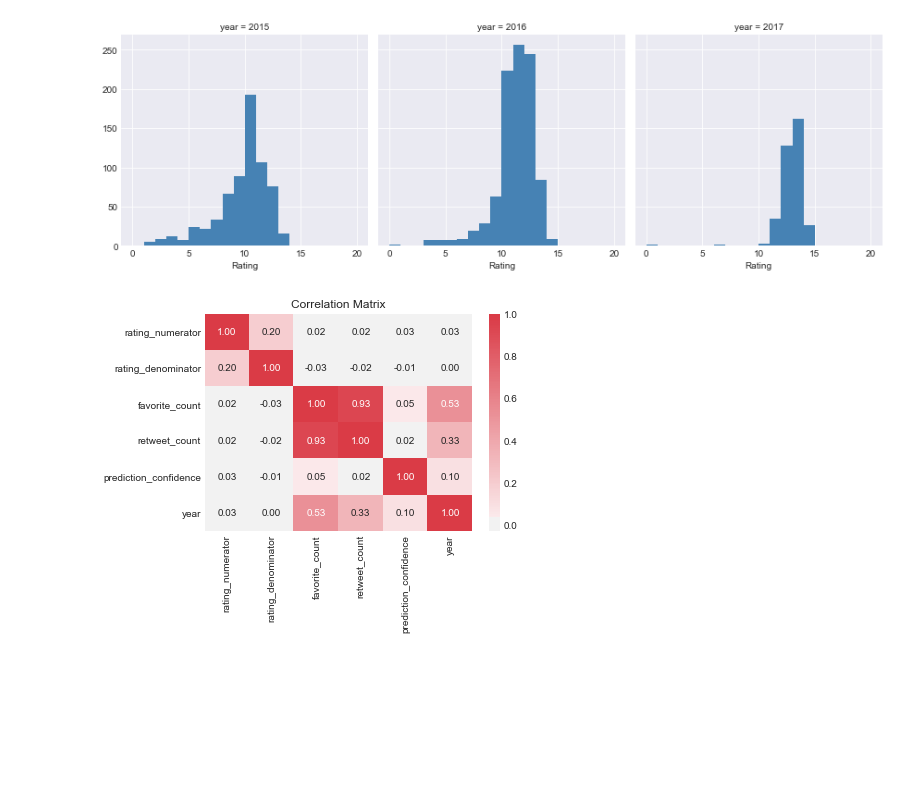
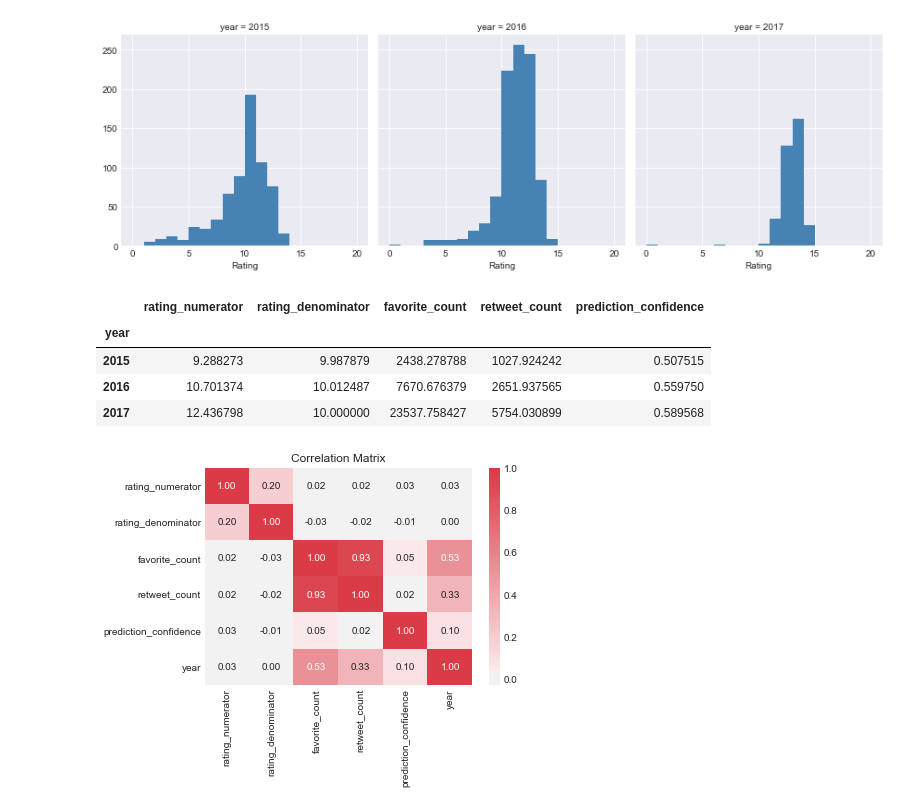
Before and after one commit to mattzajac/DAND-Project_3, a Jupyter notebook: act_report.ipynb, the cells around one changed output. Cells and saved outputs as stored; diff of their text form; code cells hidden in the pictures; blank space fills up the shorter version.

Commit message:
Ratings writeup

```diff
--- a/act_report.ipynb
+++ b/act_report.ipynb
@@ -169,6 +182,14 @@ bins = np.arange(0, 20+1, 1)
 g.map(plt.hist, "rating_numerator", color="steelblue", bins=bins).set_axis_labels("Rating");
 # %% [output]
 [figure]
+# %%
+data.groupby(['year']).mean()
+# %% [output]
+|  | rating_numerator | rating_denominator | favorite_count | retweet_count | prediction_confidence |
+| year |  |  |  |  |  |
+| 2015 | 9.288273 | 9.987879 | 2438.278788 | 1027.924242 | 0.507515 |
+| 2016 | 10.701374 | 10.012487 | 7670.676379 | 2651.937565 | 0.559750 |
+| 2017 | 12.436798 | 10.000000 | 23537.758427 | 5754.030899 | 0.589568 |
 # %%
 # code for the Correlation Matrix
 
```
Also changed, not shown: parts of 5 cells of this notebook.
